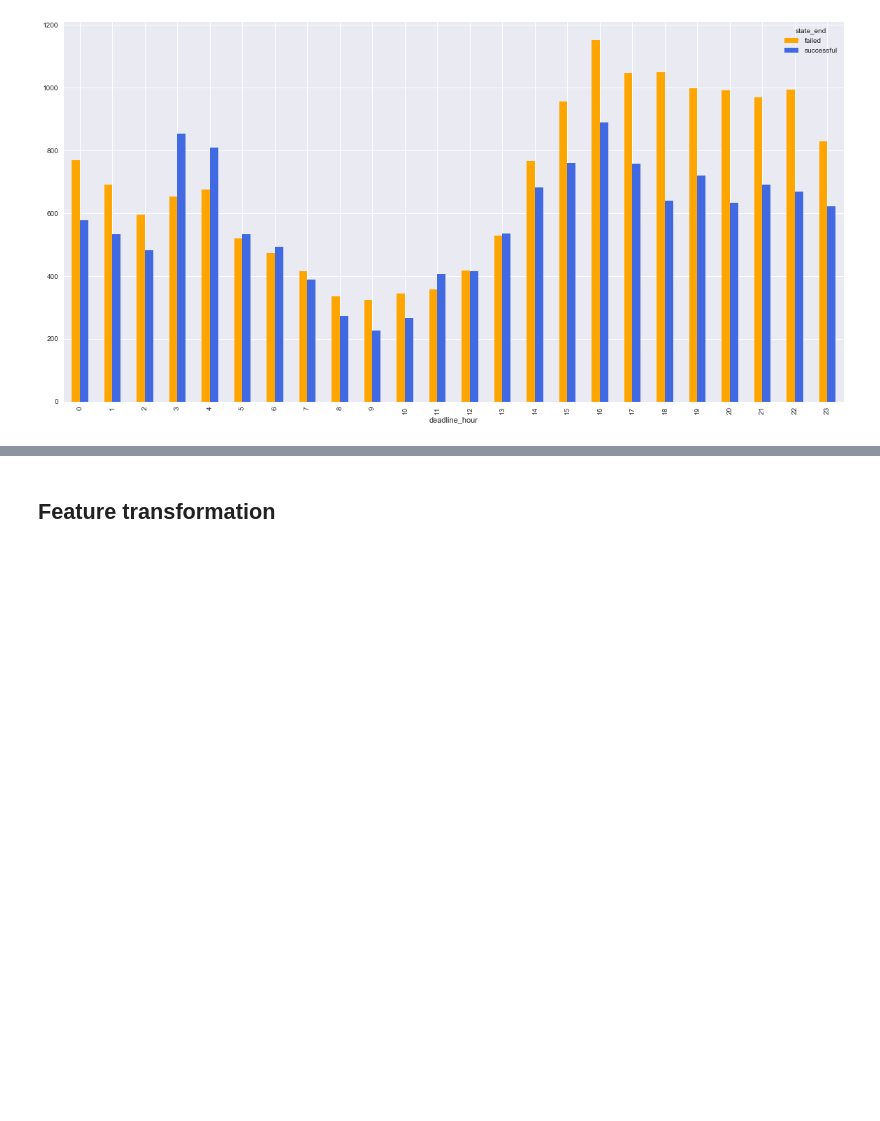
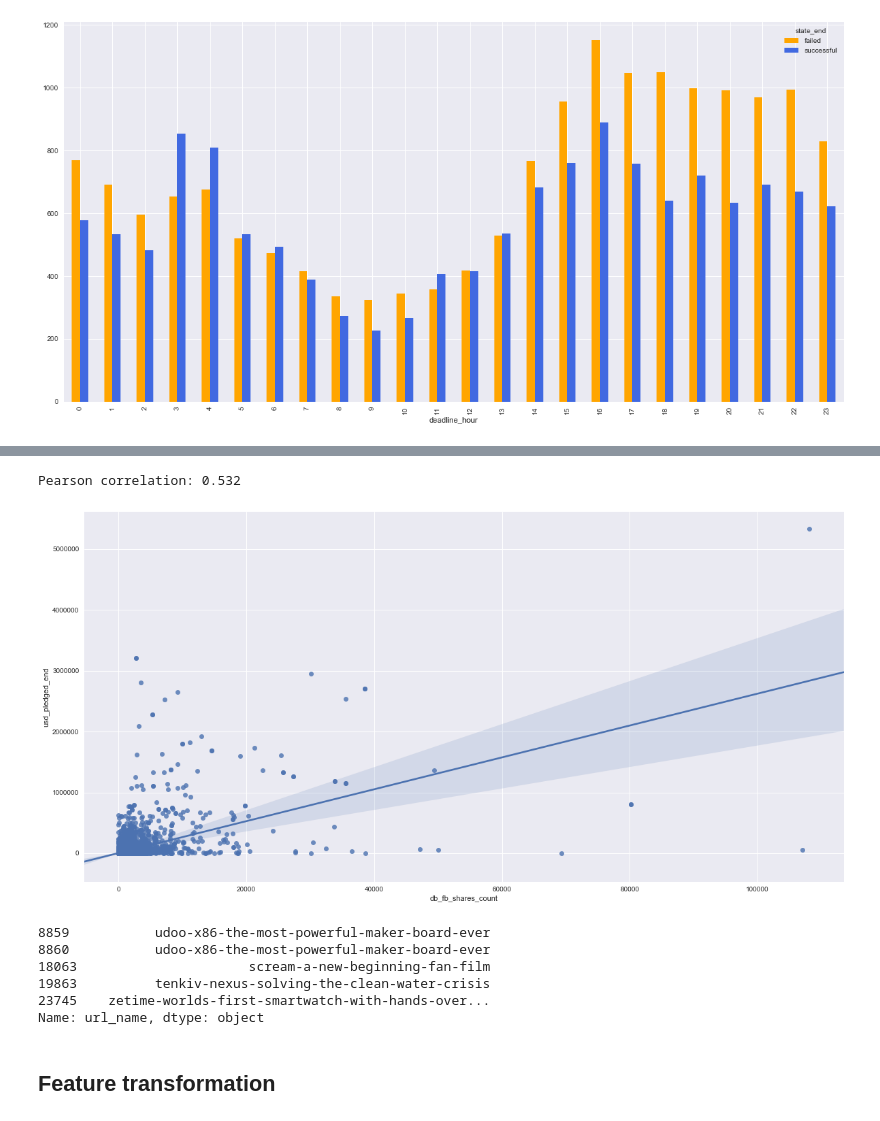
Before and after one commit to blanarik/kickstarter_success_prediction, a Jupyter notebook: 06_Kickstarter_selection_of_variables_for_prediction_task.ipynb, the cells around one changed output, grey strips where cells are left out. Saved outputs shown, nothing was run; the diff lists cells and outputs as text; code cells hidden in the pictures; blank space fills up the shorter version.

```diff
--- a/06_Kickstarter_selection_of_variables_for_prediction_task.ipynb
+++ b/06_Kickstarter_selection_of_variables_for_prediction_task.ipynb
@@ -840,3 +993,19 @@ pd.crosstab(index=df['deadline_hour'], columns=df['state_end']).plot.bar(stacked
+# %%
+attr = 'usd_pledged_end'
+sns.regplot(x="db_fb_shares_count", y=attr, data=df)
+print("Pearson correlation: %.3f" % df['db_fb_shares_count'].corr(df[attr]))
+# %% [output]
+Pearson correlation: 0.532
+[figure, added]
+# %%
+df[df.db_fb_shares_count > 60000]['url_name']
+# %% [output]
+8859           udoo-x86-the-most-powerful-maker-board-ever
+8860           udoo-x86-the-most-powerful-maker-board-ever
+18063                      scream-a-new-beginning-fan-film
+19863          tenkiv-nexus-solving-the-clean-water-crisis
+23745    zetime-worlds-first-smartwatch-with-hands-over...
+Name: url_name, dtype: object
 # %% [markdown]
 ## Feature transformation
 # %% [markdown]
```
Also changed, not shown: parts of 57 cells of this notebook.
